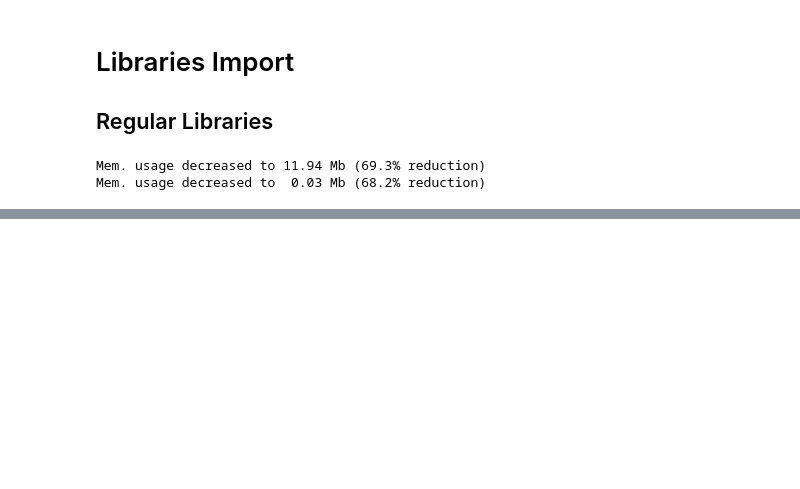
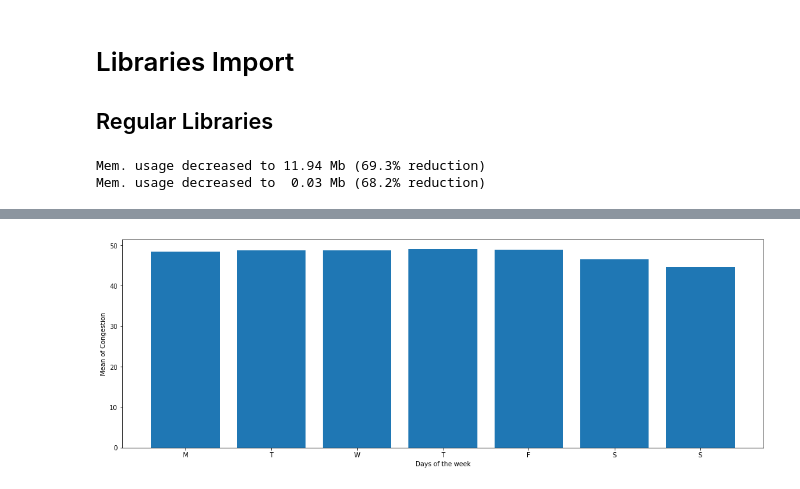
Before and after one commit to RaphaelZH/Kaggle_Competition_Practice_Notebooks_EN, a Jupyter notebook: tabular-playground-series-mar-2022.ipynb, the cells around one changed output, grey strips where cells are left out. Cells and saved outputs as stored; diff of their text form; code cells hidden in the pictures; blank space fills up the shorter version.

```diff
--- a/tabular-playground-series-mar-2022.ipynb
+++ b/tabular-playground-series-mar-2022.ipynb
@@ -85,0 +103,10 @@ test = fe0(test)
+# %%
+temp = train.groupby(train.weekday).congestion.mean()
+plt.figure(figsize=(18, 6))
+plt.bar(temp.index, temp)
+plt.xticks(ticks=temp.index, labels='MTWTFSS')
+plt.xlabel('Days of the week')
+plt.ylabel('Mean of Congestion')
+plt.show()
+# %% [output]
+[figure, added]
```
Also changed, not shown: parts of 2 cells of this notebook.
